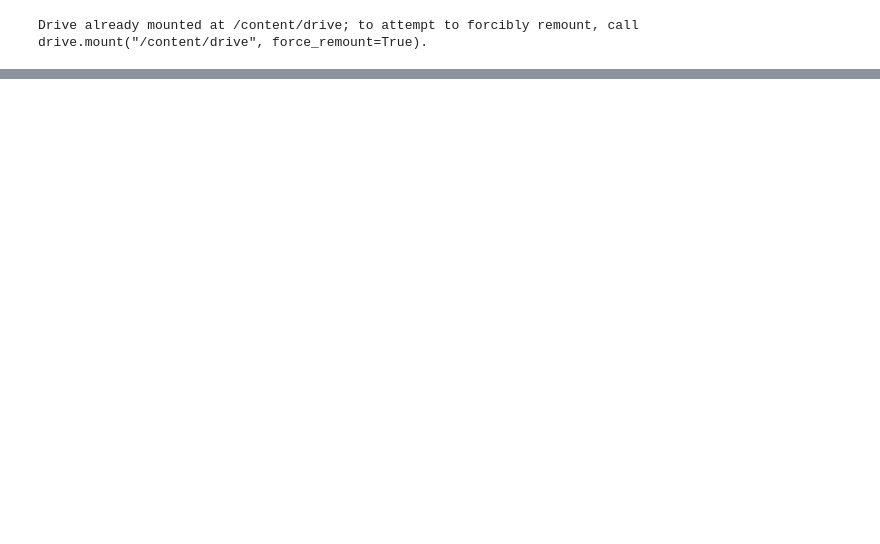
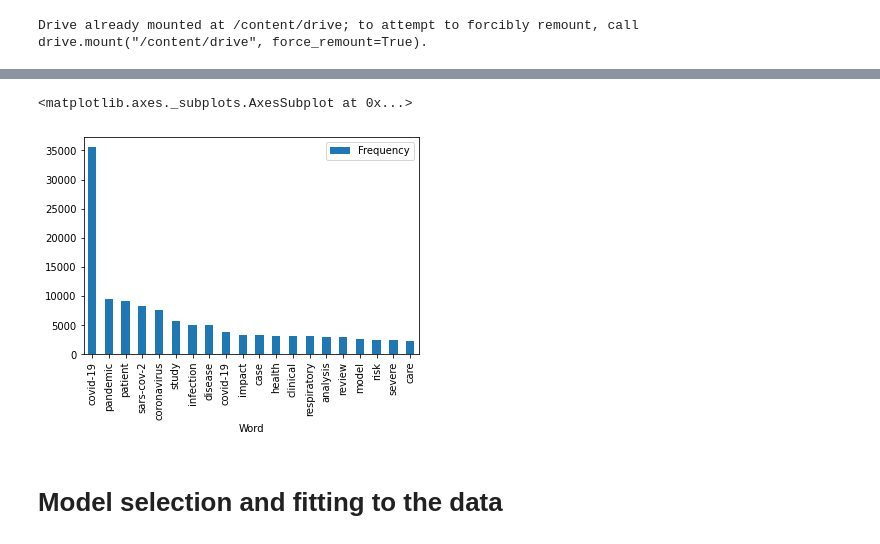
Before and after one commit to LawZhou/article-recommending-system, a Jupyter notebook: FinalProjectstarter.ipynb, the cells around one changed output, grey strips where cells are left out. Cells and saved outputs as stored; diff of their text form; code cells hidden in the pictures; blank space fills up the shorter version.

```diff
--- a/FinalProjectstarter.ipynb
+++ b/FinalProjectstarter.ipynb
@@ -129,0 +214,2 @@ df
+# %%
+title_words_freq = get_word_freq(proced_df['cleaned_title'], top_N=20)
@@ -129,0 +236,7 @@ df
+# %%
+title_words_freq.plot(x='Word', y='Frequency', kind='bar')
+# %% [output]
+<matplotlib.axes._subplots.AxesSubplot at 0x...>
+[figure, added]
+# %% [markdown]
+# Model selection and fitting to the data
```
Also changed, not shown: parts of 33 cells of this notebook.
